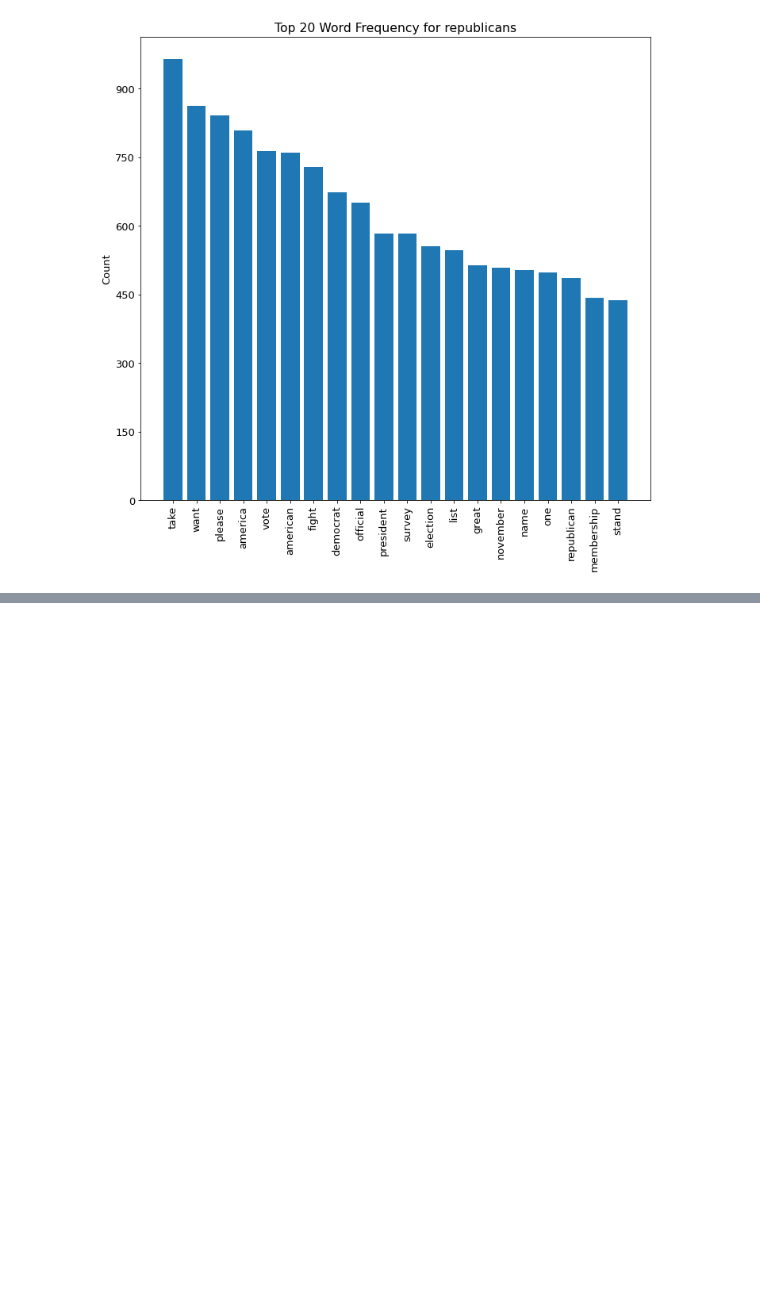
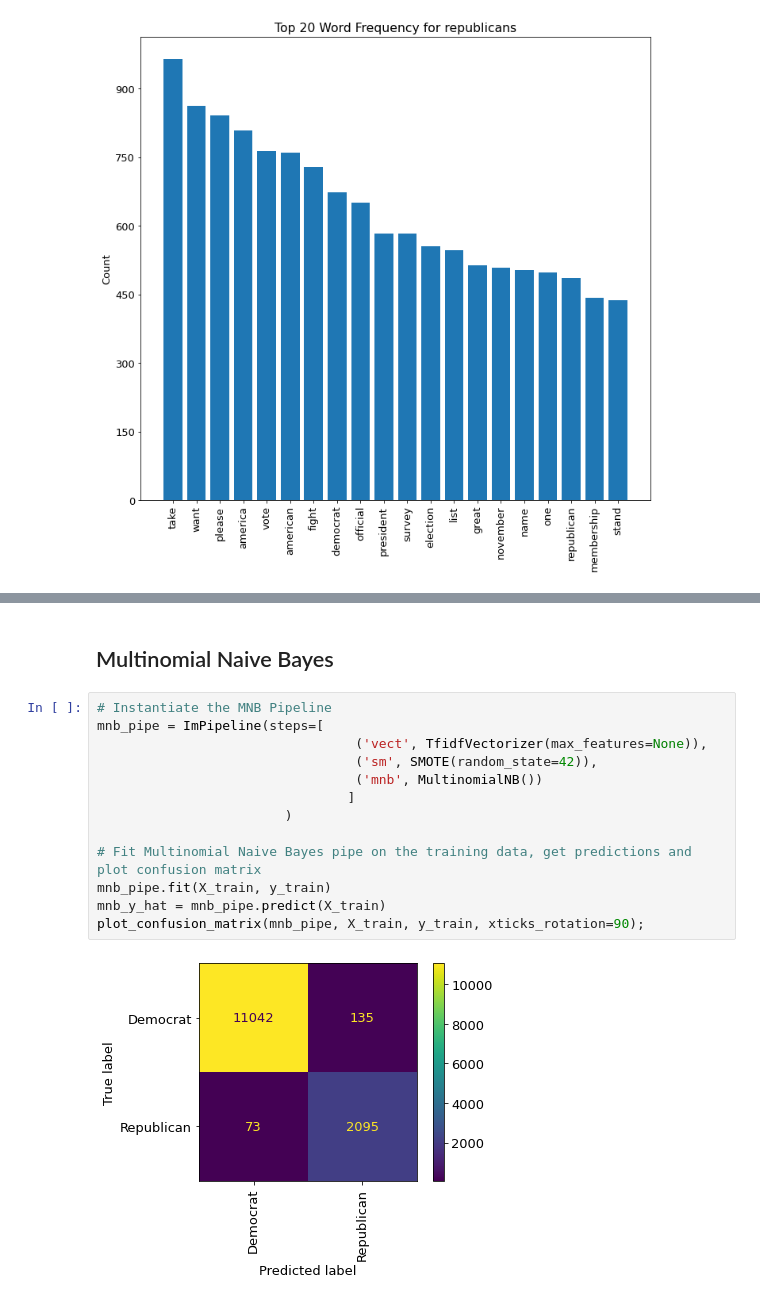
Before and after one commit to JohnSheehan8/Capstone-Political-data, a Jupyter notebook: workingNB/Working_Notebook.ipynb, the cells around one changed output, grey strips where cells are left out. Drawn from its saved outputs; the diff is of its cells as text; blank space fills up the shorter version.

```diff
--- a/workingNB/Working_Notebook.ipynb
+++ b/workingNB/Working_Notebook.ipynb
@@ -518,0 +701,17 @@ visualize_top_20(sample_freq_dist, "Top 20 Word Frequency for republicans")
+# %% [markdown]
+## Multinomial Naive Bayes
+# %%
+# Instantiate the MNB Pipeline
+mnb_pipe = ImPipeline(steps=[
+                                 ('vect', TfidfVectorizer(max_features=None)),
+                                 ('sm', SMOTE(random_state=42)),
+                                 ('mnb', MultinomialNB())
+                                ]
+                        )
+
+# Fit Multinomial Naive Bayes pipe on the training data, get predictions and plot confusion matrix
+mnb_pipe.fit(X_train, y_train)
+mnb_y_hat = mnb_pipe.predict(X_train)
+plot_confusion_matrix(mnb_pipe, X_train, y_train, xticks_rotation=90);
+# %% [output]
+[figure, added]
```
Also changed, not shown: parts of 57 cells of this notebook, 5 other files.
